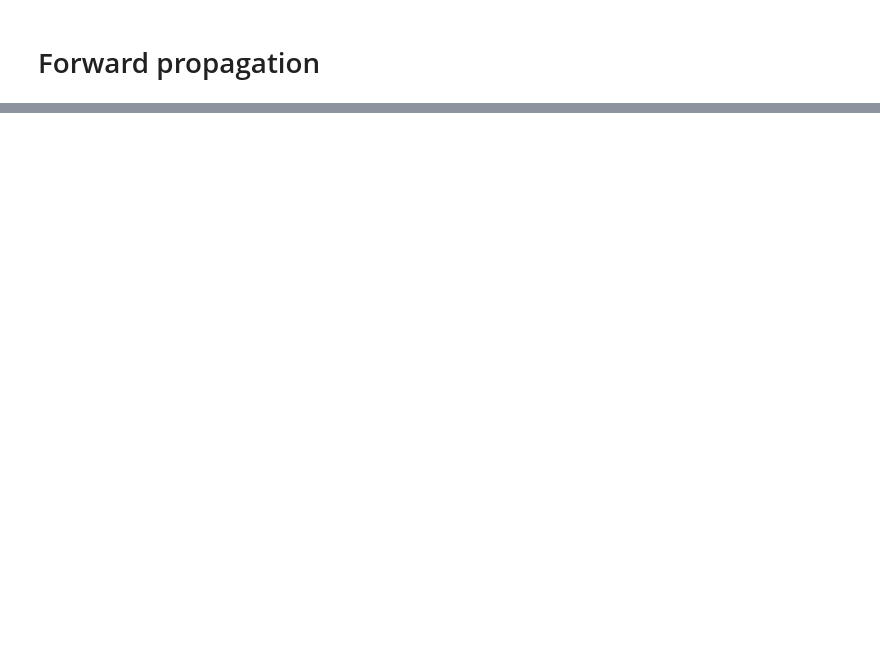
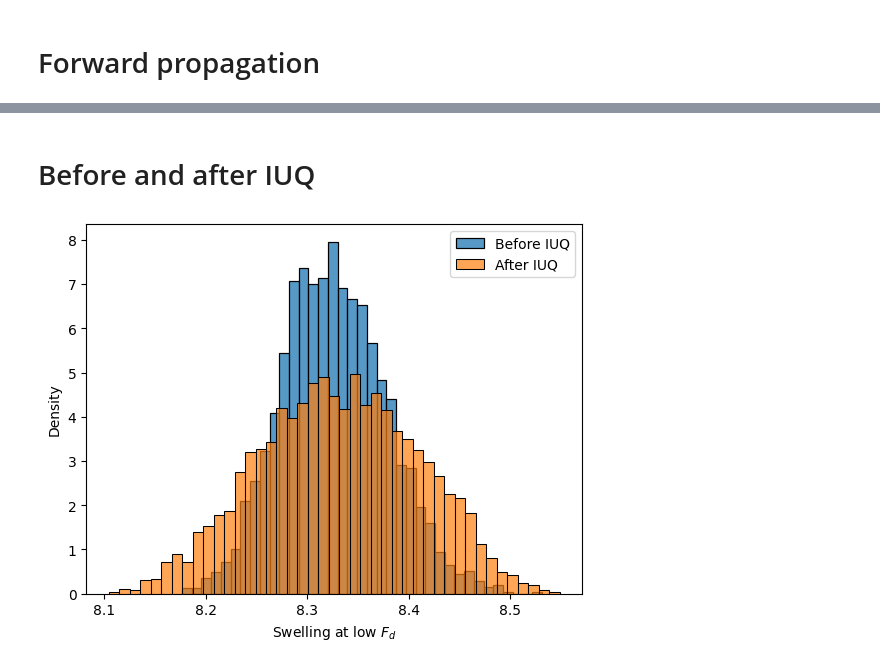
Before and after one commit to ahasan3-ncsu/wd-swelling, a Jupyter notebook: inv_uq/iuq_with_multivariate.ipynb, the cells around one changed output, grey strips where cells are left out. Saved outputs shown, nothing was run; the diff lists cells and outputs as text; code cells hidden in the pictures; blank space fills up the shorter version.

```diff
--- a/inv_uq/iuq_with_multivariate.ipynb
+++ b/inv_uq/iuq_with_multivariate.ipynb
@@ -175,7 +190,7 @@ plt.show()
 mus = [mu1, mu2]
 sigs = [sig, sig]
 
-for mod, mu, sig in zip([reg1, reg2], mus, sigs):
+for mod, mu, sig in zip([lo_reg, hi_reg], mus, sigs):
     orig = []
     res = []
     for i in range(10000):
@@ -194,0 +210,17 @@ for mod, mu, sig in zip([reg1, reg2], mus, sigs):
+# %% [markdown]
+# Before and after IUQ
+# %%
+sns.histplot(lo_data['fuel_swelling'].tolist(),
+             stat='density', label='Before IUQ')
+
+res = []
+for i in range(10000):
+    res.append(lo_reg.predict([hey[-i]])[0])
+
+sns.histplot(res, alpha=0.7, stat='density', label='After IUQ')
+
+plt.xlabel(r'Swelling at low $F_d$')
+plt.legend()
+plt.show()
+# %% [output]
+[figure, added]
```
Also changed, not shown: parts of 21 cells of this notebook, 4 other files.
